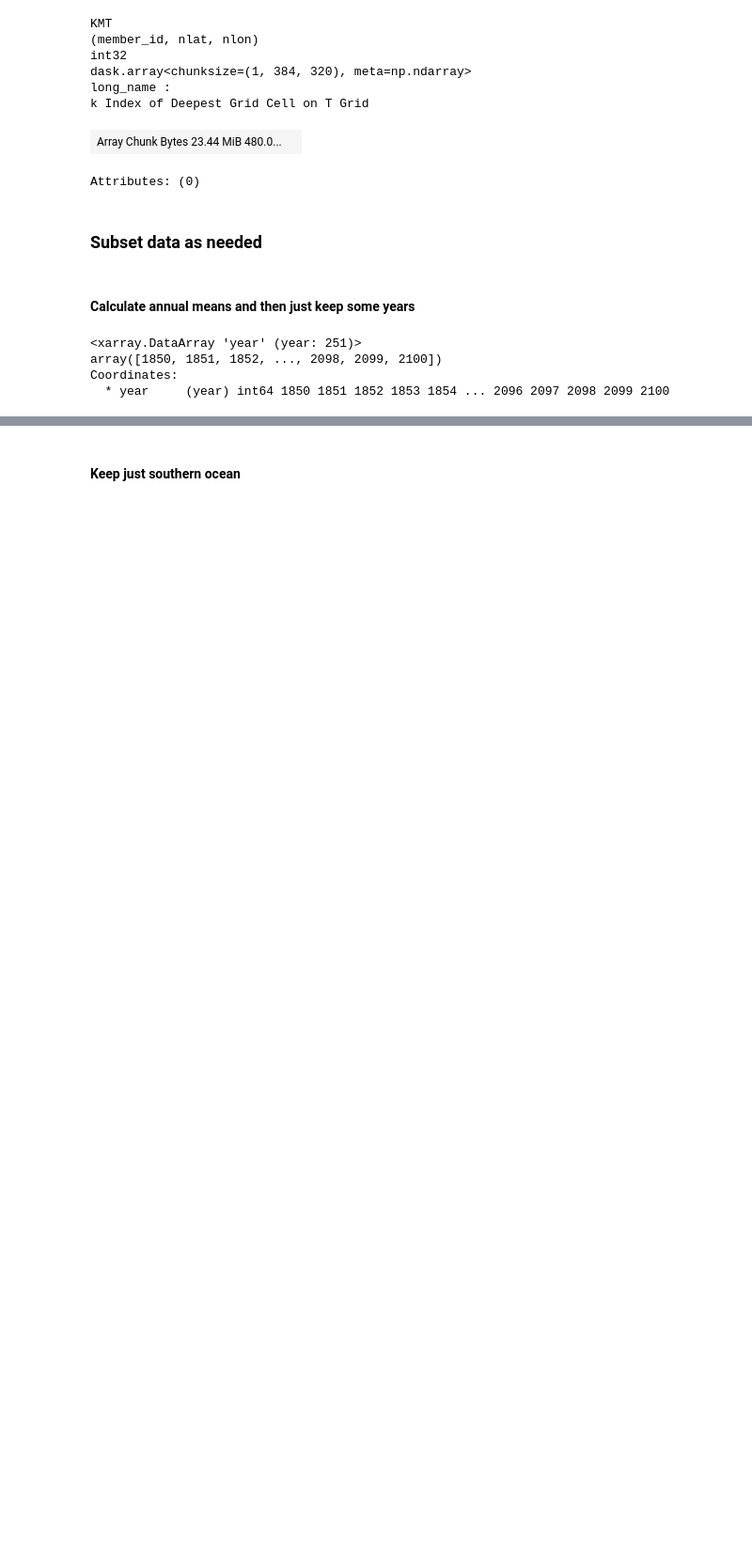
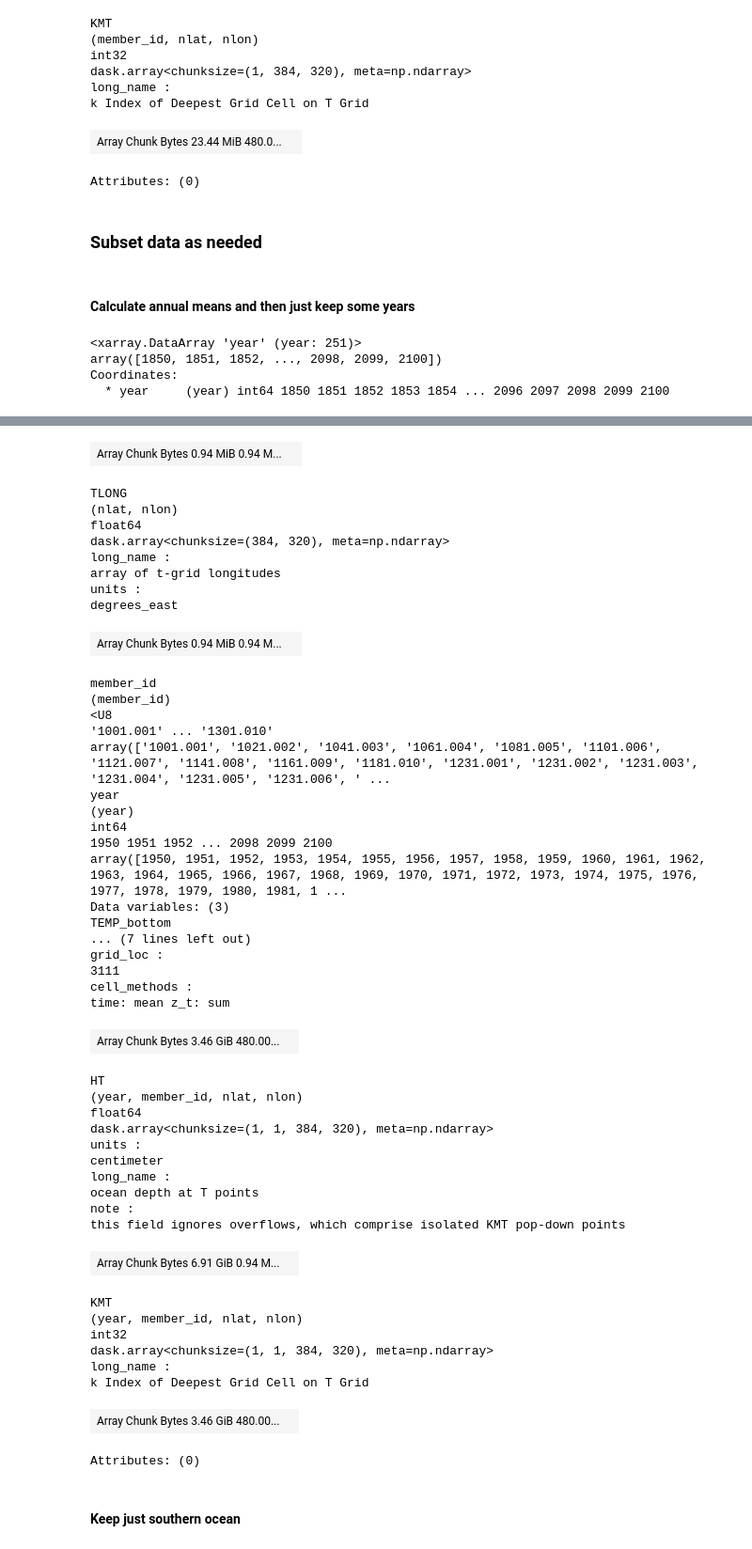
Before and after one commit to duvivier/HotSpotsinIce, a Jupyter notebook: data_processing/environment_processing/TBOT_preprocess_cesm-le-1950-2100.ipynb, the cells around one changed output, grey strips where cells are left out. Shown at 94% size. Cells and saved outputs as stored; diff of their text form; code cells hidden in the pictures; blank space fills up the shorter version.

```diff
--- a/data_processing/environment_processing/TBOT_preprocess_cesm-le-1950-2100.ipynb
+++ b/data_processing/environment_processing/TBOT_preprocess_cesm-le-1950-2100.ipynb
@@ -146,3 +163,6 @@ yy_st = "1950"
 yy_ed = "2100"
 
 ds_keep = ds_ann.sel(year=slice(yy_st,yy_ed))
+
+ds_keep
+# %% [output]
@@ -148,0 +185,47 @@ ds_keep = ds_ann.sel(year=slice(yy_st,yy_ed))
+| Array Chunk Bytes 0.94 MiB 0.94 M... |  |
+TLONG
+(nlat, nlon)
+float64
+dask.array<chunksize=(384, 320), meta=np.ndarray>
+long_name :
+array of t-grid longitudes
+units :
+degrees_east
+| Array Chunk Bytes 0.94 MiB 0.94 M... |  |
+member_id
+(member_id)
+<U8
+'1001.001' ... '1301.010'
+array(['1001.001', '1021.002', '1041.003', '1061.004', '1081.005', '1101.006', '1121.007', '1141.008', '1161.009', '1181.010', '1231.001', '1231.002', '1231.003', '1231.004', '1231.005', '1231.006', ' ...
+year
+(year)
+int64
+1950 1951 1952 ... 2098 2099 2100
+array([1950, 1951, 1952, 1953, 1954, 1955, 1956, 1957, 1958, 1959, 1960, 1961, 1962, 1963, 1964, 1965, 1966, 1967, 1968, 1969, 1970, 1971, 1972, 1973, 1974, 1975, 1976, 1977, 1978, 1979, 1980, 1981, 1 ...
+Data variables: (3)
+TEMP_bottom
+... (7 lines left out)
+grid_loc :
+3111
+cell_methods :
+time: mean z_t: sum
+| Array Chunk Bytes 3.46 GiB 480.00... |  |
+HT
+(year, member_id, nlat, nlon)
+float64
+dask.array<chunksize=(1, 1, 384, 320), meta=np.ndarray>
+units :
+centimeter
+long_name :
+ocean depth at T points
+note :
+this field ignores overflows, which comprise isolated KMT pop-down points
+| Array Chunk Bytes 6.91 GiB 0.94 M... |  |
+KMT
+(year, member_id, nlat, nlon)
+int32
+dask.array<chunksize=(1, 1, 384, 320), meta=np.ndarray>
+long_name :
+k Index of Deepest Grid Cell on T Grid
+| Array Chunk Bytes 3.46 GiB 480.00... |  |
+Attributes: (0)
```
Also changed, not shown: parts of 8 cells of this notebook, 6 other files.
